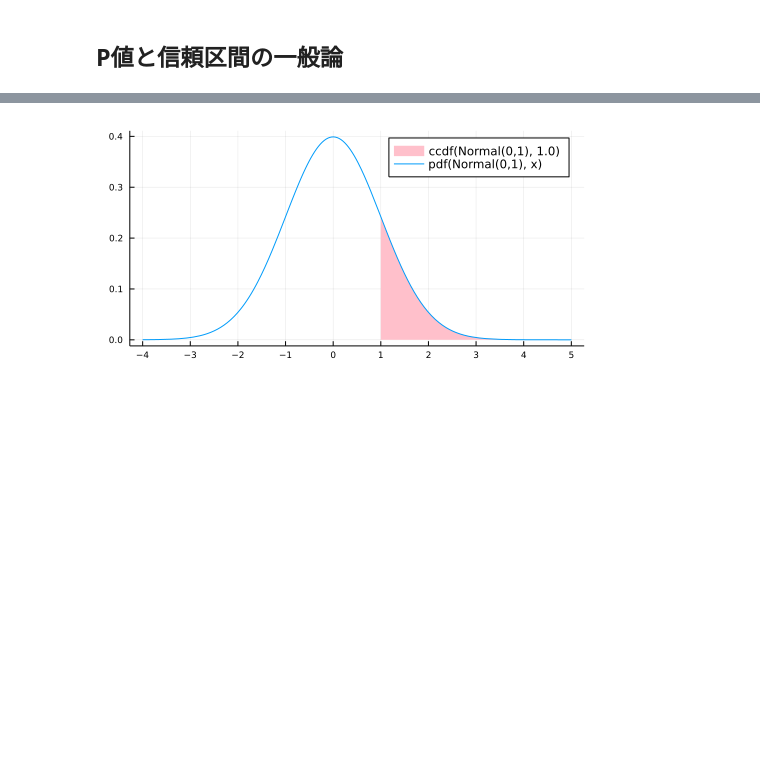
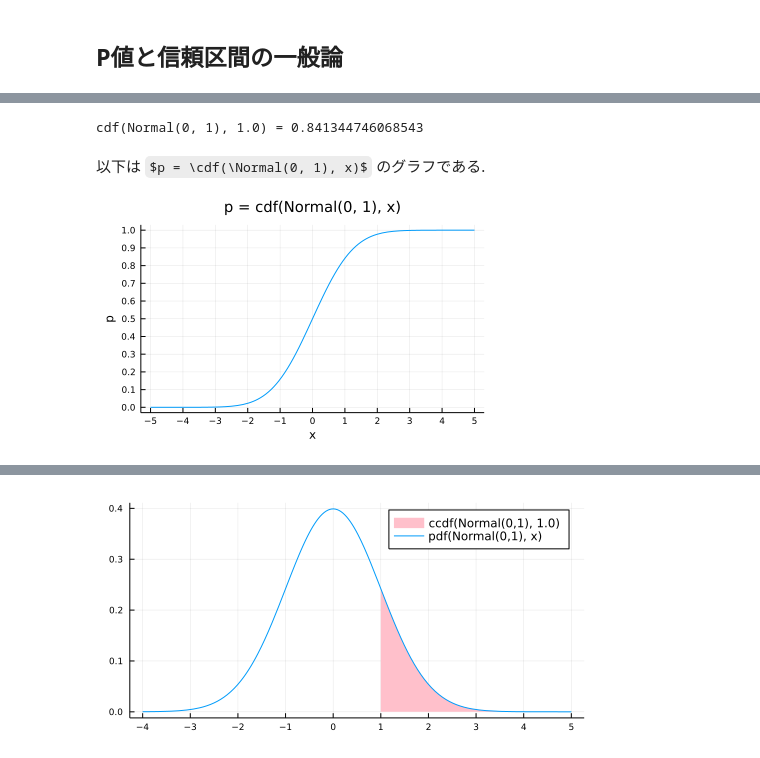
Before and after one commit to genkuroki/HighSchoolMath, a Jupyter notebook: StatIntro.ipynb, the cells around one changed output, grey strips where cells are left out. Saved outputs shown, nothing was run; the diff lists cells and outputs as text; code cells hidden in the pictures; some formulas as TeX source; blank space fills up the shorter version.

```diff
--- a/StatIntro.ipynb
+++ b/StatIntro.ipynb
@@ -922,0 +1009,12 @@ $$
+# %%
+@show cdf(Normal(0, 1), 1.0);
+# %% [output]
+cdf(Normal(0, 1), 1.0) = 0.841344746068543
+# %% [markdown]
+以下は $p = \cdf(\Normal(0, 1), x)$ のグラフである.
+# %%
+plot(x -> cdf(Normal(0, 1), x), -5, 5; label="")
+title!("p = cdf(Normal(0, 1), x)")
+plot!(xtick=-10:10, ytick=0:0.1:1, xguide="x", yguide="p")
+# %% [output]
+[figure, added]
```
Also changed, not shown: parts of 44 cells of this notebook, 2 other files.
